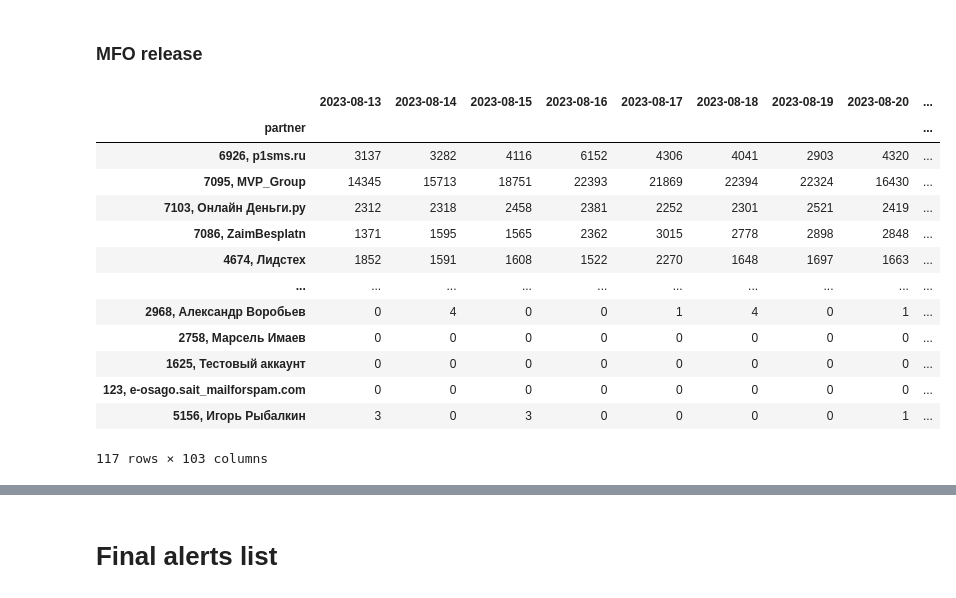
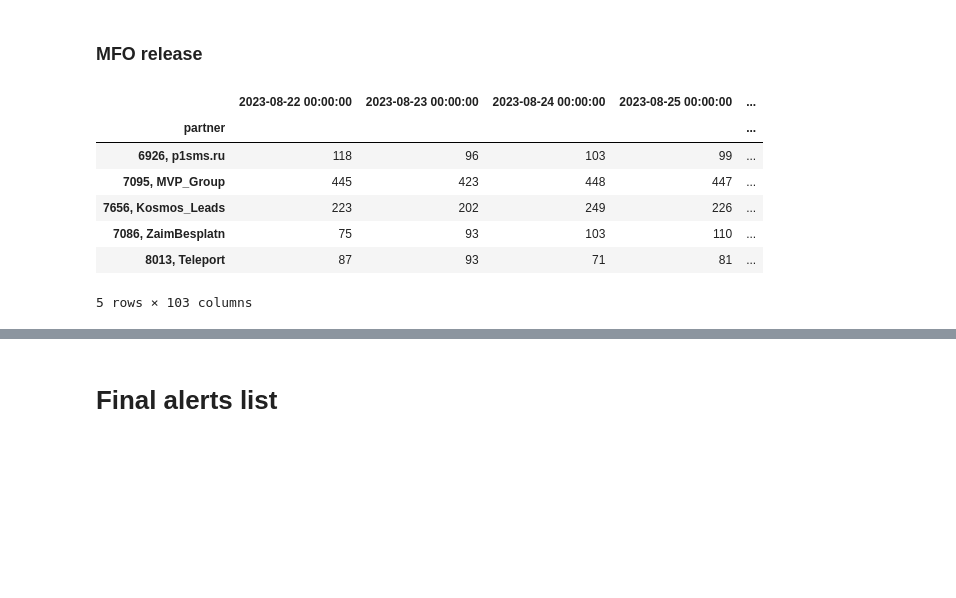
Before and after one commit to antisingle/s-alerts, a Jupyter notebook: alerts.ipynb, the cells around one changed output, grey strips where cells are left out. Drawn from its saved outputs; the diff is of its cells as text; code cells hidden in the pictures; blank space fills up the shorter version.

Commit message:
update functions, add mfo_releases_by_partners_df

```diff
--- a/alerts.ipynb
+++ b/alerts.ipynb
@@ -22,0 +32,6 @@ t.head()
+# %%
+mfo_releases_by_partners_df = pd.read_excel(
+    'mfo_releases_by_partners.xlsx',
+    #sheet_name = 'Real Data',
+    index_col = 0)
+#mfo_releases_by_partners_df
@@ -272,8 +236,0 @@ Name: is_zero_yesterday, Length: 117, dtype: bool
-# %%
-n_rows = t.shape[0]
-n_cols = t.shape[1]
-print('n_cols=', n_cols)
-print('n_rows=', n_rows)
-tmp = t > 0
-tmp['share_non_zero_days']     = tmp.mean(axis=1)
-tmp
@@ -408,17 +326,17 @@ get_increase_rate(t, n=30)
 # %%
-def make_data_table(t):
-    out = (t
-        .join(get_days_buying(t))
-        .join(get_days_buying_before_yesterday_by_row(t))
-        .join(get_avg_by_row(t))
-        .join(get_avg_by_non_zero_by_row(t))
-        .join(is_zero_yesterday(t))
-        .join(get_zero_days(t))
-        .join(get_zero_days_before_yesterday(t))
-        .join(stat_of_days_buying_before_yesterday(t))
-        .join(get_increase_rate(t, n=1))
-        .join(get_increase_rate(t, n=7))
-        .join(get_increase_rate(t, n=30))
+def make_data_table(df):
+    out = (df
+        .join(get_days_buying(df))
+        .join(get_days_buying_before_yesterday_by_row(df))
+        .join(get_avg_by_row(df))
+        .join(get_avg_by_non_zero_by_row(df))
+        .join(is_zero_yesterday(df))
+        .join(get_zero_days(df))
+        .join(get_zero_days_before_yesterday(df))
+        .join(stat_of_days_buying_before_yesterday(df))
+        .join(get_increase_rate(df, n=1))
+        .join(get_increase_rate(df, n=7))
+        .join(get_increase_rate(df, n=30))
     )
     return out
 # %% [markdown]
@@ -429,2 +356,3 @@ tt.head()
 # %%
-#tt.to_excel('tmp.xlsx')
+mfo_releases_by_partners_data_df = make_data_table(mfo_releases_by_partners_df)
+mfo_releases_by_partners_data_df.head()
@@ -493,21 +429,15 @@ Job done!
 # %% [markdown]
 ### MFO release
 # %%
-tt
+mfo_releases_by_partners_data_df.head()
 # %% [output]
-|  | 2023-08-13 | 2023-08-14 | 2023-08-15 | 2023-08-16 | 2023-08-17 | 2023-08-18 | 2023-08-19 | 2023-08-20 | ... |
-| partner |  |  |  |  |  |  |  |  | ... |
-| 6926, p1sms.ru | 3137 | 3282 | 4116 | 6152 | 4306 | 4041 | 2903 | 4320 | ... |
-| 7095, MVP_Group | 14345 | 15713 | 18751 | 22393 | 21869 | 22394 | 22324 | 16430 | ... |
-| 7103, Онлайн Деньги.ру | 2312 | 2318 | 2458 | 2381 | 2252 | 2301 | 2521 | 2419 | ... |
-| 7086, ZaimBesplatn | 1371 | 1595 | 1565 | 2362 | 3015 | 2778 | 2898 | 2848 | ... |
-| 4674, Лидстех | 1852 | 1591 | 1608 | 1522 | 2270 | 1648 | 1697 | 1663 | ... |
-| ... | ... | ... | ... | ... | ... | ... | ... | ... | ... |
-| 2968, Александр Воробьев | 0 | 4 | 0 | 0 | 1 | 4 | 0 | 1 | ... |
-| 2758, Марсель Имаев | 0 | 0 | 0 | 0 | 0 | 0 | 0 | 0 | ... |
-| 1625, Тестовый аккаунт | 0 | 0 | 0 | 0 | 0 | 0 | 0 | 0 | ... |
-| 123, e-osago.sait_mailforspam.com | 0 | 0 | 0 | 0 | 0 | 0 | 0 | 0 | ... |
-| 5156, Игорь Рыбалкин | 3 | 0 | 3 | 0 | 0 | 0 | 0 | 1 | ... |
+|  | 2023-08-22 00:00:00 | 2023-08-23 00:00:00 | 2023-08-24 00:00:00 | 2023-08-25 00:00:00 | ... |
+| partner |  |  |  |  | ... |
+| 6926, p1sms.ru | 118 | 96 | 103 | 99 | ... |
+| 7095, MVP_Group | 445 | 423 | 448 | 447 | ... |
+| 7656, Kosmos_Leads | 223 | 202 | 249 | 226 | ... |
+| 7086, ZaimBesplatn | 75 | 93 | 103 | 110 | ... |
+| 8013, Teleport | 87 | 93 | 71 | 81 | ... |
-117 rows × 103 columns
+5 rows × 103 columns
 # %%
 print('Вывожу статистику выдач по партнёрам, которые ранее были, а вчера исчезли:')
```
Also changed, not shown: parts of 56 cells of this notebook.
